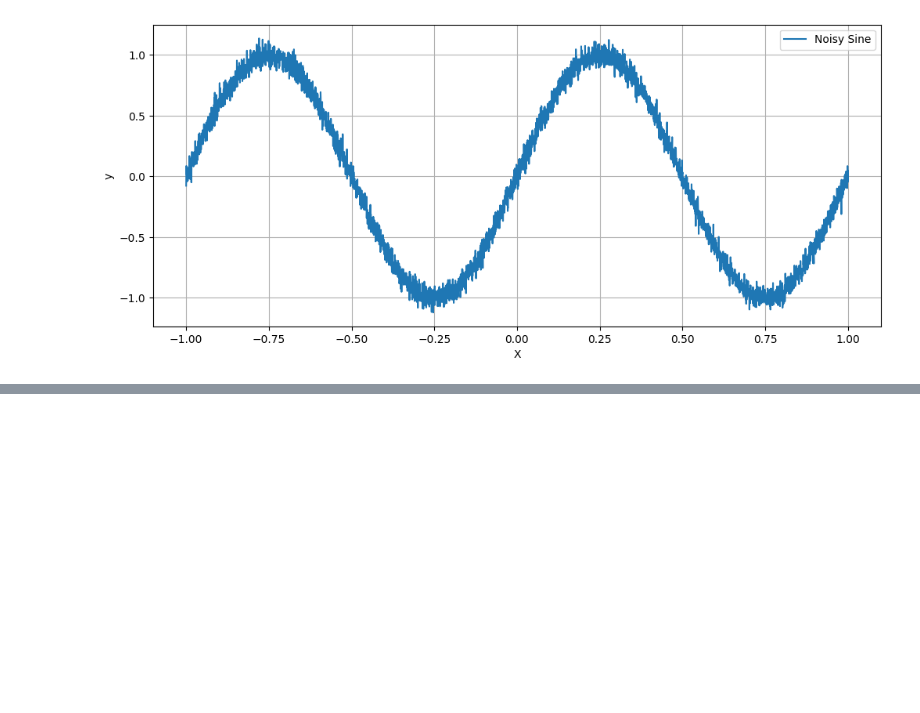
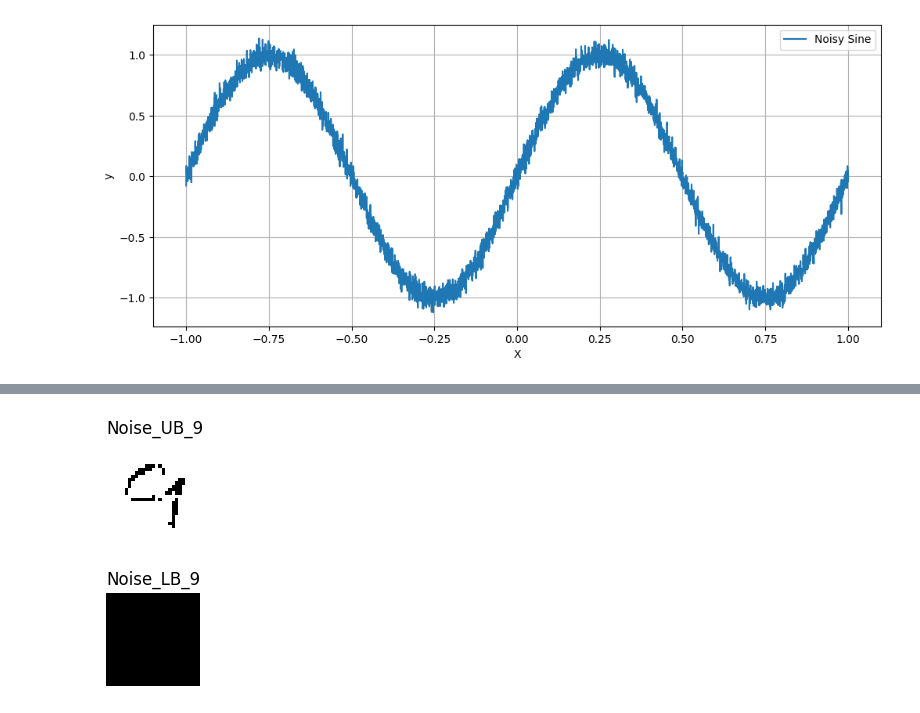
Before and after one commit to apachetechnology/bound_propagation, a Jupyter notebook: src/nbNoisy_sine.ipynb, the cells around one changed output, grey strips where cells are left out. Cells and saved outputs as stored; diff of their text form; code cells hidden in the pictures; blank space fills up the shorter version.

```diff
--- a/src/nbNoisy_sine.ipynb
+++ b/src/nbNoisy_sine.ipynb
@@ -27,0 +161,9 @@ plt.show()
+# %%
+noise_ub = torch.sub(objHR.upper, listImg)
+ShowImg(noise_ub[0], 'Noise_UB_'+ strTitle, True, cInCh, cInDim, 30)
+
+noise_lb = torch.sub(listImg, objHR.lower)
+ShowImg(noise_lb[0], 'Noise_LB_'+ strTitle, True, cInCh, cInDim, 30)
+# %% [output]
+[figure, added]
+[figure, added]
```
Also changed, not shown: parts of 6 cells of this notebook, 2 other files.
